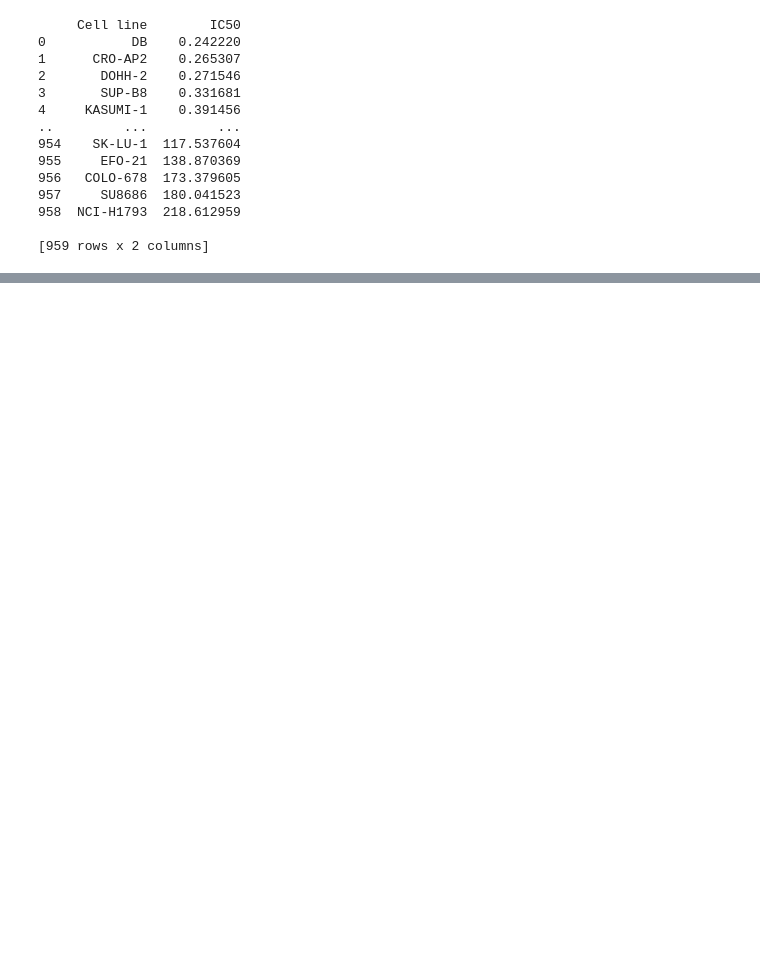
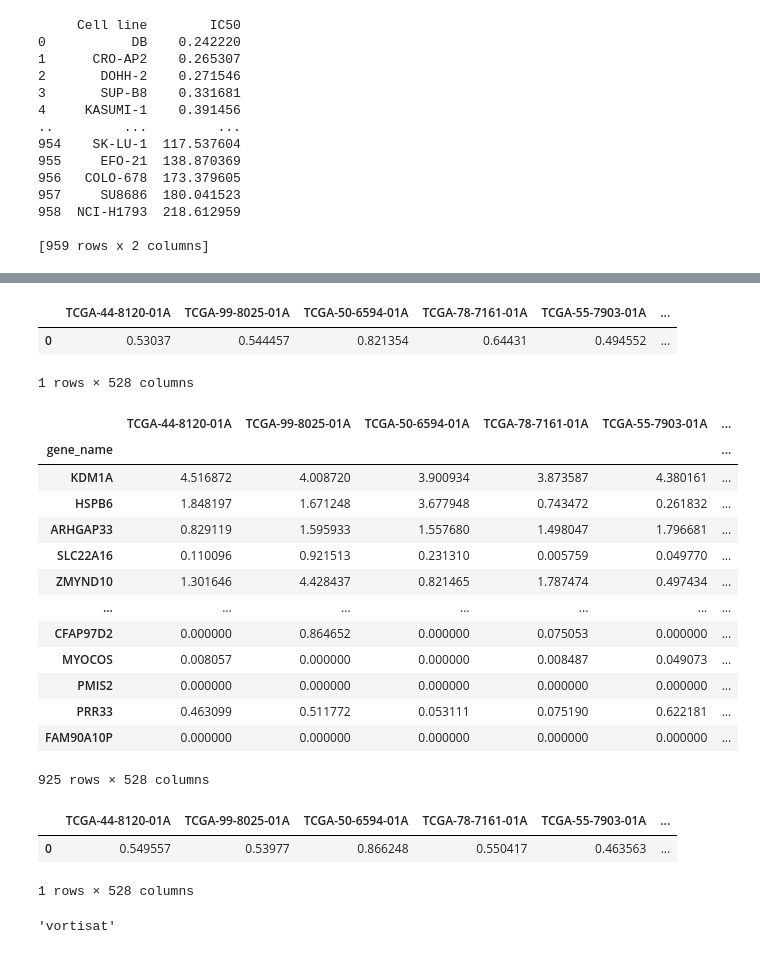
Before and after one commit to ricardo0129/FinalProject, a Jupyter notebook: DEPTH2.ipynb, the cells around one changed output, grey strips where cells are left out. Cells and saved outputs as stored; diff of their text form; code cells hidden in the pictures; blank space fills up the shorter version.

```diff
--- a/DEPTH2.ipynb
+++ b/DEPTH2.ipynb
@@ -343,0 +398,36 @@ print((list[mid]+list[mid-1])/2)
+# %%
+import json
+import pandas as pd
+
+def TCGA_GeneExpression(sample_sheet,gdcfolder):
+    #takes in metacart & gdc folder containing after downloading cart from TCGA website
+    #returns dataframe of gene expression values and patient ids
+    f = pd.read_csv(sample_sheet, sep='\t')
+    f = f.loc[f['Sample Type'] == "Primary Tumor"]
+    df = None
+    for patient in zip(f['File ID'], f['File Name'], f["Sample ID"]):
+        gene_exp_file = patient[0]+"/"+patient[1]
+        patient_id = patient[2]
+        dt = pd.read_csv(gdcfolder+gene_exp_file, sep='\t',skiprows=[0])
+        dt = dt[(dt['gene_type'] == 'protein_coding')]
+        if df is None:
+            df = dt[["gene_name"]]
+        dt = dt[["fpkm_unstranded"]]
+        dt.columns = [patient_id]
+        if patient_id in df.columns:
+            continue
+        df = df.join(dt)
+    df = df.set_index("gene_name")
+    return df
+df = TCGA_GeneExpression("./sample_sheet.tsv","./luad/")
+genes = df.index.values
+df.to_csv('luad.csv', index = False)
+#gene_save = depth2(df).to_frame().T
+#gene_save.to_csv('test.csv', index = False)
+#gene_save
+# %%
+import numpy as np
+def normalize(df):
+    return df.applymap(lambda x: np.log2(x+1))
+# %%
+df = normalize(df)
@@ -343,0 +451,39 @@ print((list[mid]+list[mid-1])/2)
+# %%
+gene_save = depth2(df).to_frame().T
+gene_save.to_csv('all_luad.csv', index = False)
+gene_save
+# %% [output]
+|  | TCGA-44-8120-01A | TCGA-99-8025-01A | TCGA-50-6594-01A | TCGA-78-7161-01A | TCGA-55-7903-01A | ... |
+| 0 | 0.53037 | 0.544457 | 0.821354 | 0.64431 | 0.494552 | ... |
+1 rows × 528 columns
+# %%
+subset_df = df[df.index.isin(important_genes)]
+subset_df
+# %% [output]
+|  | TCGA-44-8120-01A | TCGA-99-8025-01A | TCGA-50-6594-01A | TCGA-78-7161-01A | TCGA-55-7903-01A | ... |
+| gene_name |  |  |  |  |  | ... |
+| KDM1A | 4.516872 | 4.008720 | 3.900934 | 3.873587 | 4.380161 | ... |
+| HSPB6 | 1.848197 | 1.671248 | 3.677948 | 0.743472 | 0.261832 | ... |
+| ARHGAP33 | 0.829119 | 1.595933 | 1.557680 | 1.498047 | 1.796681 | ... |
+| SLC22A16 | 0.110096 | 0.921513 | 0.231310 | 0.005759 | 0.049770 | ... |
+| ZMYND10 | 1.301646 | 4.428437 | 0.821465 | 1.787474 | 0.497434 | ... |
+| ... | ... | ... | ... | ... | ... | ... |
+| CFAP97D2 | 0.000000 | 0.864652 | 0.000000 | 0.075053 | 0.000000 | ... |
+| MYOCOS | 0.008057 | 0.000000 | 0.000000 | 0.008487 | 0.049073 | ... |
+| PMIS2 | 0.000000 | 0.000000 | 0.000000 | 0.000000 | 0.000000 | ... |
+| PRR33 | 0.463099 | 0.511772 | 0.053111 | 0.075190 | 0.622181 | ... |
+| FAM90A10P | 0.000000 | 0.000000 | 0.000000 | 0.000000 | 0.000000 | ... |
+925 rows × 528 columns
+# %%
+gene_save = depth2(subset_df).to_frame().T
+gene_save.to_csv('subset_luad.csv', index = False)
+gene_save
+# %% [output]
+|  | TCGA-44-8120-01A | TCGA-99-8025-01A | TCGA-50-6594-01A | TCGA-78-7161-01A | TCGA-55-7903-01A | ... |
+| 0 | 0.549557 | 0.53977 | 0.866248 | 0.550417 | 0.463563 | ... |
+1 rows × 528 columns
+# %%
+test = "vortisat.csv"
+test[:test.find('.')]
+# %% [output]
+'vortisat'
```
Also changed, not shown: parts of 9 cells of this notebook, 3 other files.
